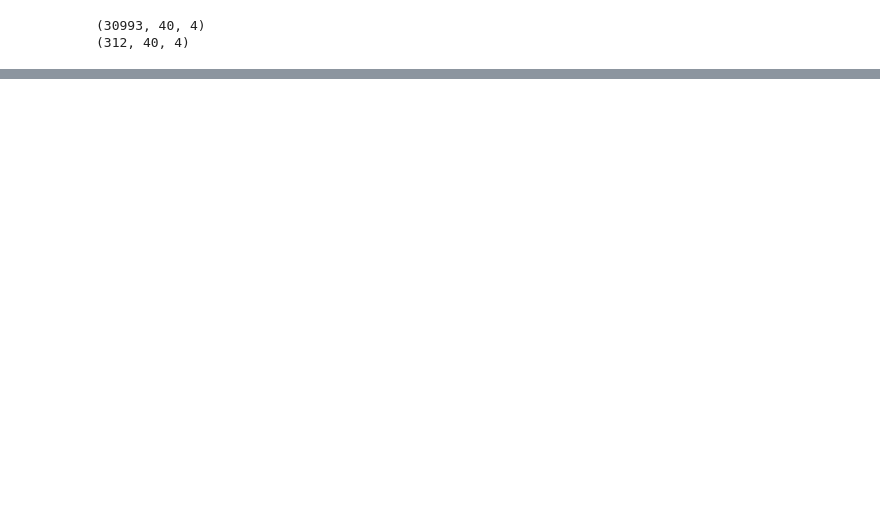
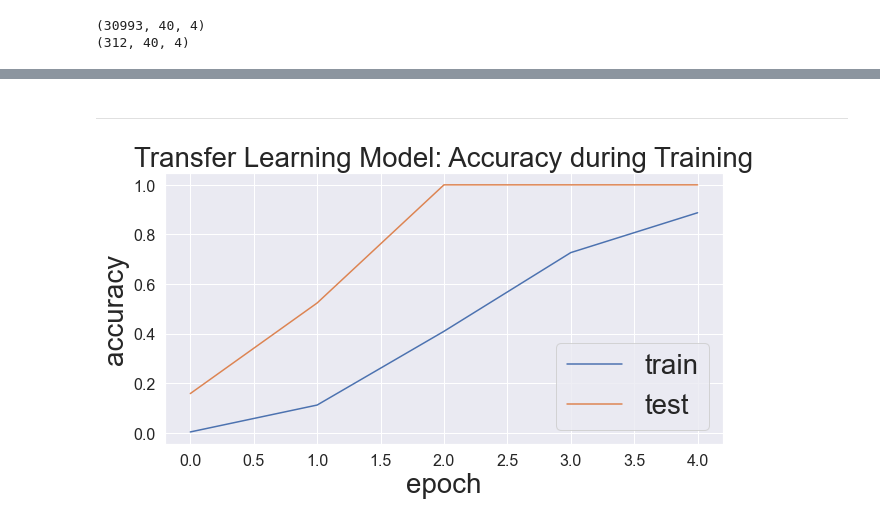
Before and after one commit to pucksME/mcl, a Jupyter notebook: model_training/classification.ipynb, the cells around one changed output, grey strips where cells are left out. Cells and saved outputs as stored; diff of their text form; code cells hidden in the pictures; blank space fills up the shorter version.

```diff
--- a/model_training/classification.ipynb
+++ b/model_training/classification.ipynb
@@ -331,3 +366,0 @@ As TFLite currently does not support adding layers ad hoc, we now add the new he
-# %%
-num_classes = max(y_sequential)+1
-num_classes
@@ -545,5 +366,0 @@ X_train_new_user.shape
-# %%
-model_to_convert = ModelToConvert()
-
-# train the model
-model_to_convert.train(X_train_new_user, y_train_new_user)
@@ -660,0 +456,3 @@ https://www.tensorflow.org/lite/guide/inference
+# %%
+tl_model = ModelToConvert()
+tl_model.model.summary(expand_nested=True)
@@ -660,0 +481,10 @@ https://www.tensorflow.org/lite/guide/inference
+# %%
+# how we validate the correctness of the transfer learning model
+history_tl = tl_model.model.fit(
+    X_train_new_user,
+    y_train_new_user,
+    epochs=10,
+    batch_size=64,
+    validation_data=(X_test_new_user, y_test_new_user),
+    callbacks=[early_stopping, tensorboard]
+)
@@ -660,0 +502,14 @@ https://www.tensorflow.org/lite/guide/inference
+# %% [markdown]
+-------
+# %%
+plt.figure(figsize=(10, 5))
+plt.plot(history_tl.history['accuracy'])
+plt.plot(history_tl.history['val_accuracy'])
+plt.title('Transfer Learning Model: Accuracy during Training', fontsize='xx-large')
+plt.ylabel('accuracy', fontsize='xx-large')
+plt.xlabel('epoch', fontsize='xx-large')
+plt.legend(['train', 'test'], loc='lower right', fontsize='xx-large')
+plt.savefig('plots/transfer_learning_accuracy.png')
+plt.show()
+# %% [output]
+[figure, added]
```
Also changed, not shown: parts of 62 cells of this notebook, 17 other files.
